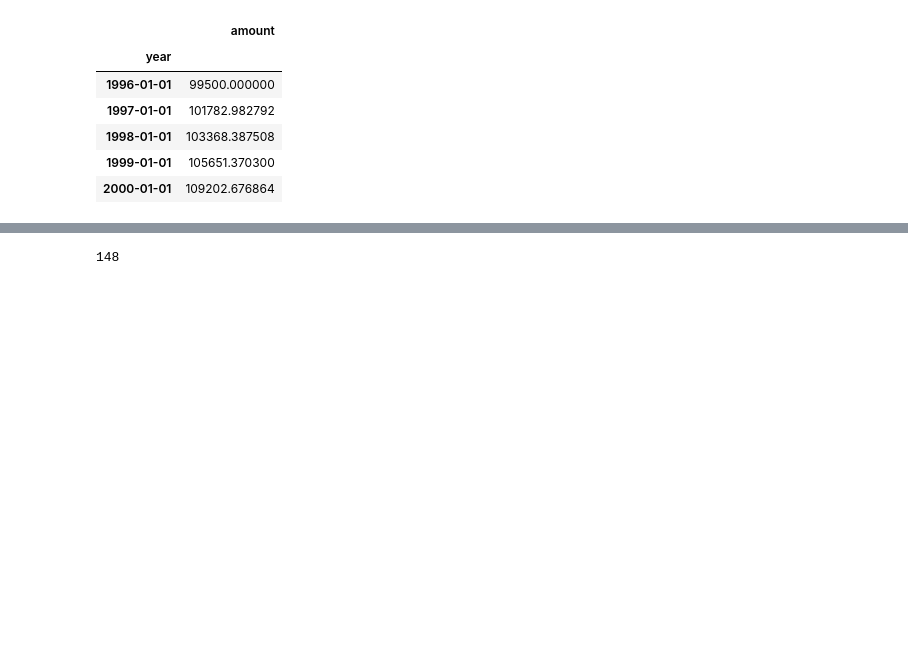
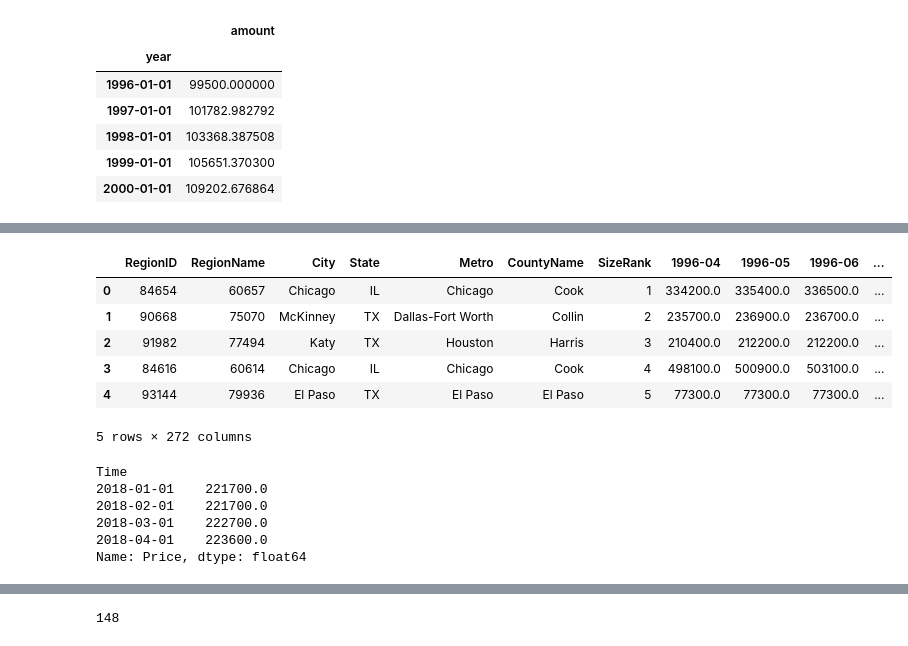
Before and after one commit to zapatos24/mod_4_project, a Jupyter notebook: owens_wip.ipynb, the cells around one changed output, grey strips where cells are left out. Drawn from its saved outputs; the diff is of its cells as text; code cells hidden in the pictures; blank space fills up the shorter version.

```diff
--- a/owens_wip.ipynb
+++ b/owens_wip.ipynb
@@ -187 +166,22 @@ To register the converters:
 [figure]
+# %%
+raw_data = pd.io.parsers.read_csv('zillow_data.csv', dtype={'RegionName': 'str'})
+widedata = raw_data
+widedata.head()
+# %% [output]
+|  | RegionID | RegionName | City | State | Metro | CountyName | SizeRank | 1996-04 | 1996-05 | 1996-06 | ... |
+| 0 | 84654 | 60657 | Chicago | IL | Chicago | Cook | 1 | 334200.0 | 335400.0 | 336500.0 | ... |
+| 1 | 90668 | 75070 | McKinney | TX | Dallas-Fort Worth | Collin | 2 | 235700.0 | 236900.0 | 236700.0 | ... |
+| 2 | 91982 | 77494 | Katy | TX | Houston | Harris | 3 | 210400.0 | 212200.0 | 212200.0 | ... |
+| 3 | 84616 | 60614 | Chicago | IL | Chicago | Cook | 4 | 498100.0 | 500900.0 | 503100.0 | ... |
+| 4 | 93144 | 79936 | El Paso | TX | El Paso | El Paso | 5 | 77300.0 | 77300.0 | 77300.0 | ... |
+5 rows × 272 columns
+# %%
+time_series[0].loc['2018'].Price
+# %% [output]
+Time
+2018-01-01    221700.0
+2018-02-01    221700.0
+2018-03-01    222700.0
+2018-04-01    223600.0
+Name: Price, dtype: float64
```
Also changed, not shown: parts of 42 cells of this notebook, 3 other files.
